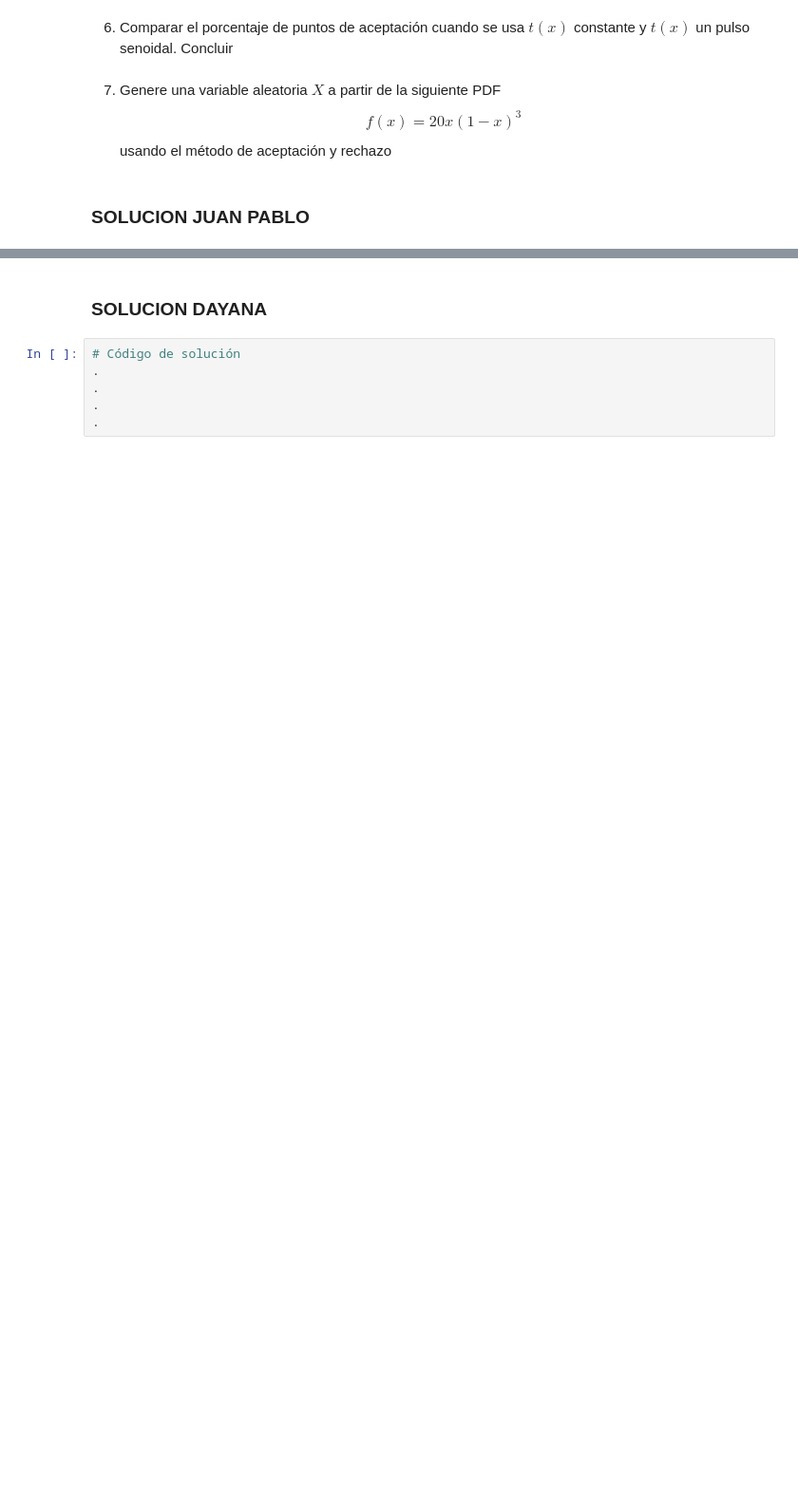
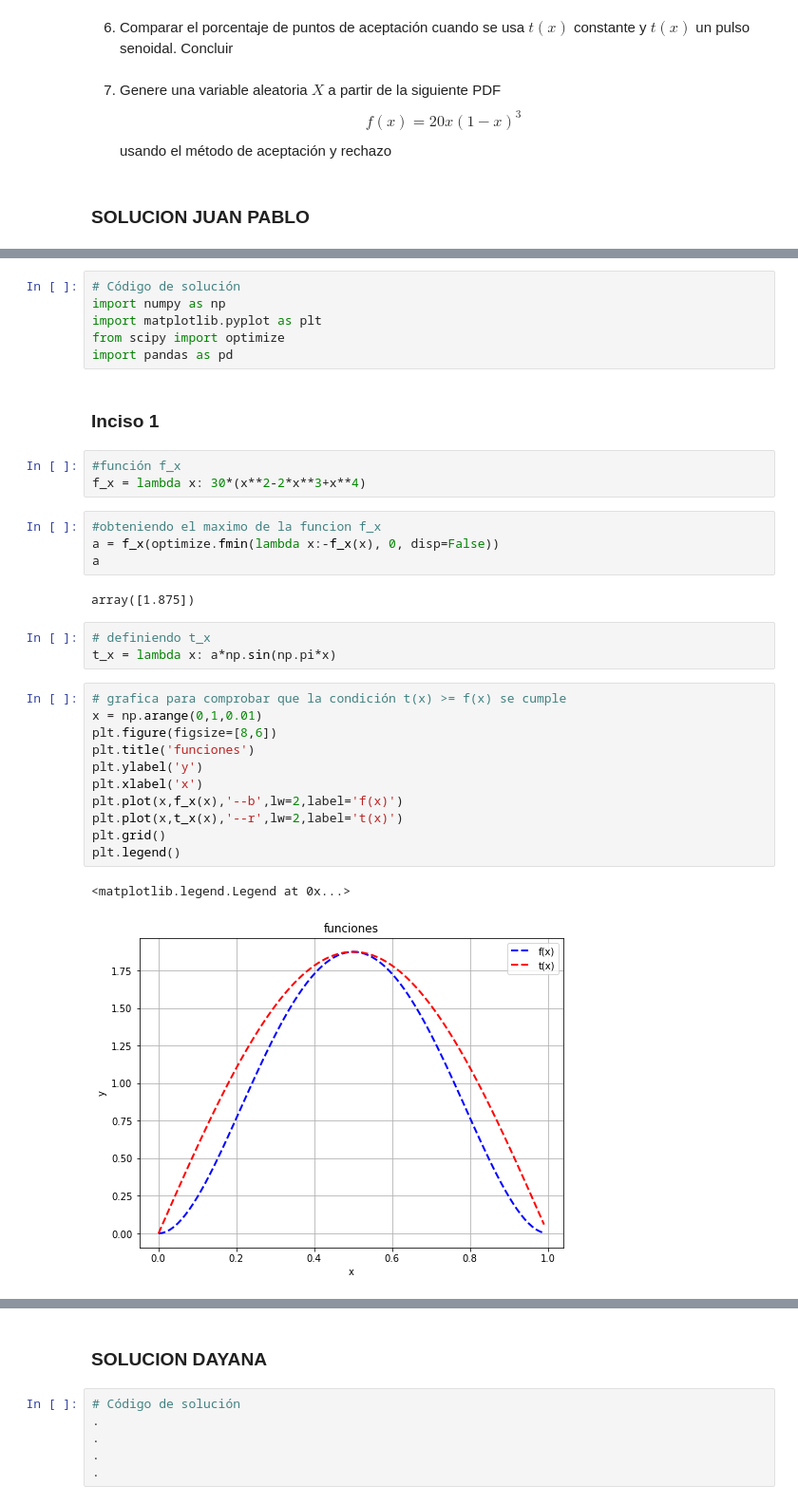
Before and after one commit to DayanaNavarro/Tarea-6, a Jupyter notebook: Tarea6_RuizMagañaJuanPablo_NavarroValenciaDayana.ipynb, the cells around one changed output, grey strips where cells are left out. Shown at 95% size. Cells and saved outputs as stored; diff of their text form; blank space fills up the shorter version.

```diff
--- a/Tarea6_RuizMagañaJuanPablo_NavarroValenciaDayana.ipynb
+++ b/Tarea6_RuizMagañaJuanPablo_NavarroValenciaDayana.ipynb
@@ -43,0 +38,34 @@ usando el método de aceptación y rechazo
+# %%
+# Código de solución
+import numpy as np
+import matplotlib.pyplot as plt
+from scipy import optimize
+import pandas as pd
+# %% [markdown]
+### Inciso 1
+# %%
+#función f_x
+f_x = lambda x: 30*(x**2-2*x**3+x**4)
+# %%
+#obteniendo el maximo de la funcion f_x
+a = f_x(optimize.fmin(lambda x:-f_x(x), 0, disp=False))
+a
+# %% [output]
+array([1.875])
+# %%
+# definiendo t_x
+t_x = lambda x: a*np.sin(np.pi*x)
+# %%
+# grafica para comprobar que la condición t(x) >= f(x) se cumple
+x = np.arange(0,1,0.01)
+plt.figure(figsize=[8,6])
+plt.title('funciones')
+plt.ylabel('y')
+plt.xlabel('x')
+plt.plot(x,f_x(x),'--b',lw=2,label='f(x)')
+plt.plot(x,t_x(x),'--r',lw=2,label='t(x)')
+plt.grid()
+plt.legend()
+# %% [output]
+<matplotlib.legend.Legend at 0x...>
+[figure, added]
```
Also changed, not shown: parts of 41 cells of this notebook.
